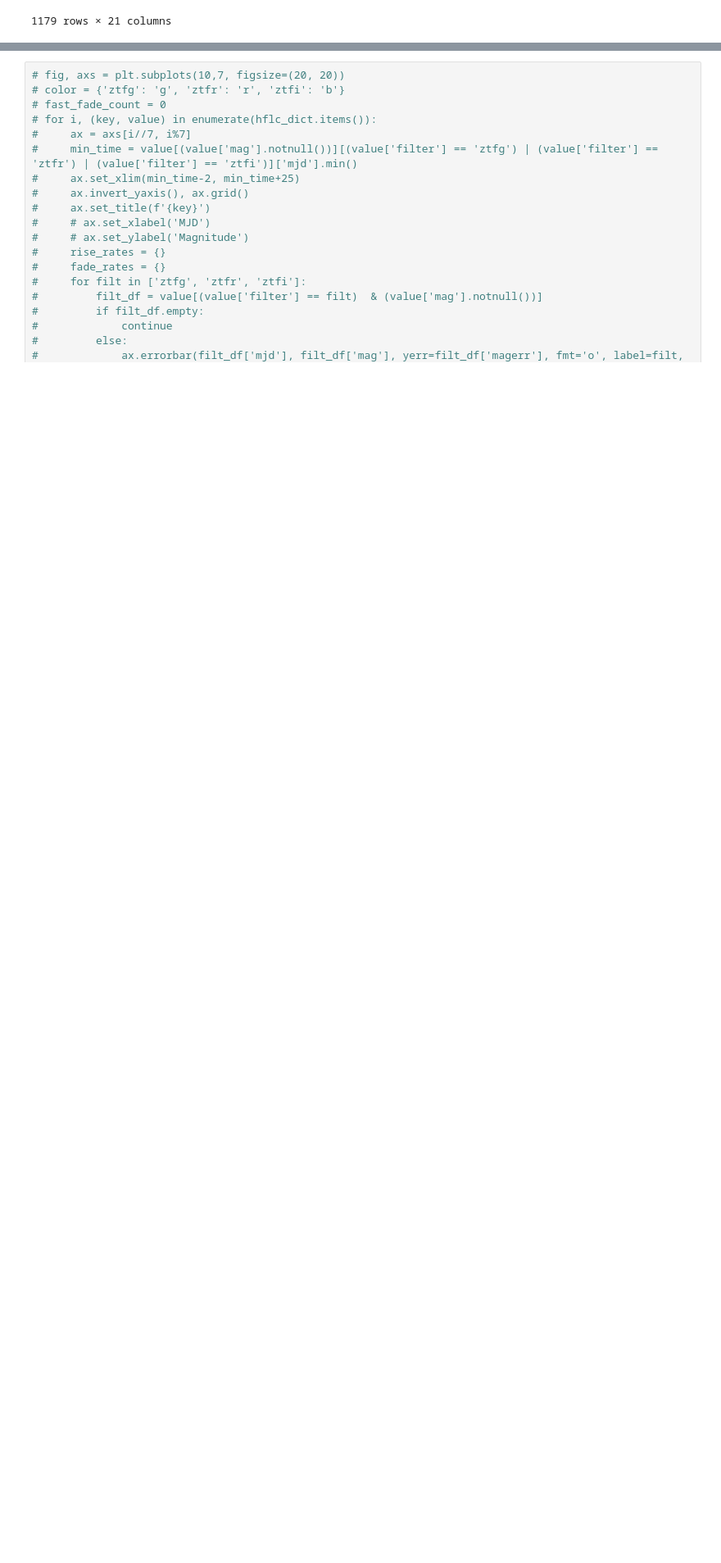
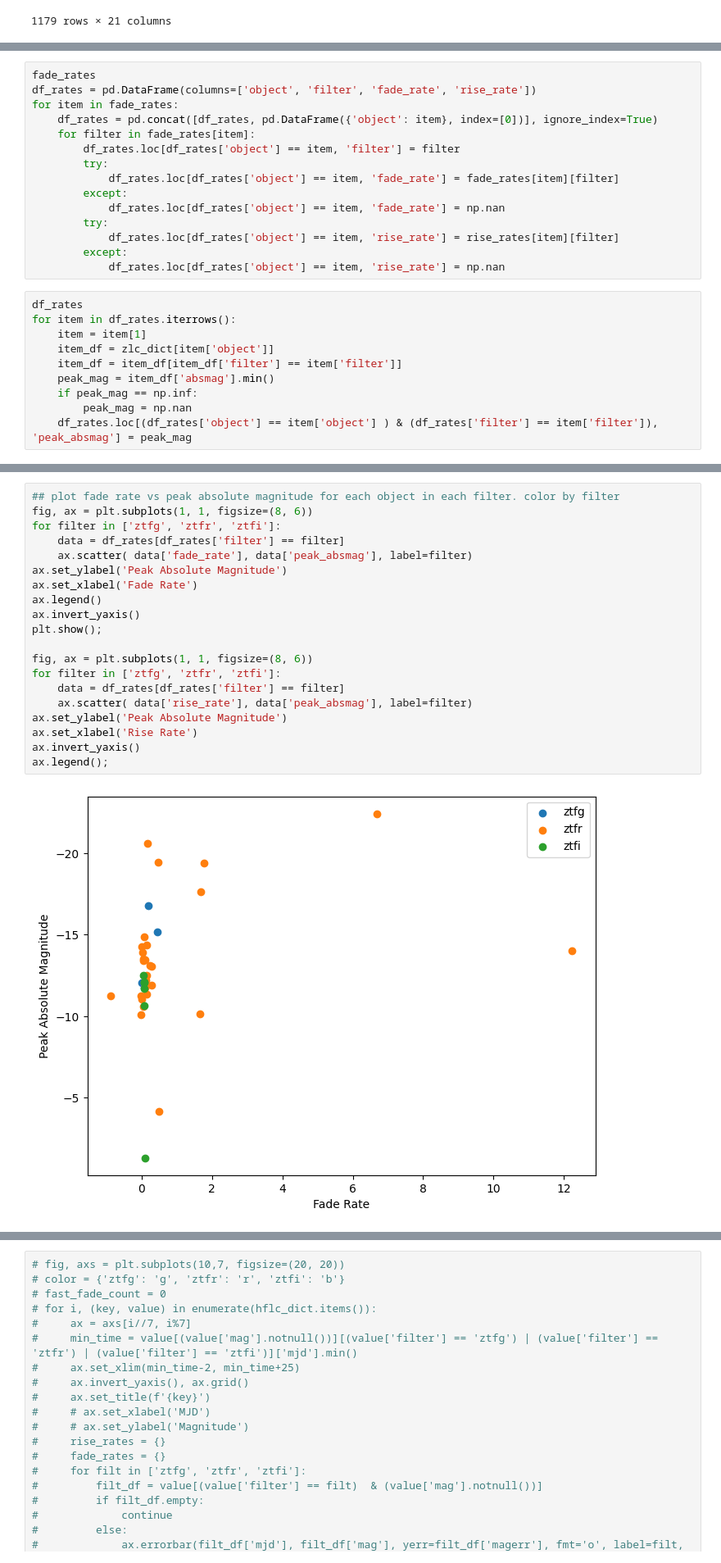
Before and after one commit to tylerbarna/kn-imposters, a Jupyter notebook: hq_candidates.ipynb, the cells around one changed output, grey strips where cells are left out. Shown at 82% size. Drawn from its saved outputs; the diff is of its cells as text; blank space fills up the shorter version.

```diff
--- a/hq_candidates.ipynb
+++ b/hq_candidates.ipynb
@@ -183,0 +215,25 @@ display(zlc_dict['ZTF18aakuewf'][zlc_dict['ZTF18aakuewf']['absmag'].notnull()])
+# %%
+fade_rates
+df_rates = pd.DataFrame(columns=['object', 'filter', 'fade_rate', 'rise_rate'])
+for item in fade_rates:
+    df_rates = pd.concat([df_rates, pd.DataFrame({'object': item}, index=[0])], ignore_index=True)
+    for filter in fade_rates[item]:
+        df_rates.loc[df_rates['object'] == item, 'filter'] = filter
+        try:
+            df_rates.loc[df_rates['object'] == item, 'fade_rate'] = fade_rates[item][filter]
+        except:
+            df_rates.loc[df_rates['object'] == item, 'fade_rate'] = np.nan
+        try:
+            df_rates.loc[df_rates['object'] == item, 'rise_rate'] = rise_rates[item][filter]
+        except:
+            df_rates.loc[df_rates['object'] == item, 'rise_rate'] = np.nan
+# %%
+df_rates
+for item in df_rates.iterrows():
+    item = item[1]
+    item_df = zlc_dict[item['object']]
+    item_df = item_df[item_df['filter'] == item['filter']]
+    peak_mag = item_df['absmag'].min()
+    if peak_mag == np.inf:
+        peak_mag = np.nan
+    df_rates.loc[(df_rates['object'] == item['object'] ) & (df_rates['filter'] == item['filter']), 'peak_absmag'] = peak_mag
@@ -183,0 +266,22 @@ display(zlc_dict['ZTF18aakuewf'][zlc_dict['ZTF18aakuewf']['absmag'].notnull()])
+# %%
+## plot fade rate vs peak absolute magnitude for each object in each filter. color by filter
+fig, ax = plt.subplots(1, 1, figsize=(8, 6))
+for filter in ['ztfg', 'ztfr', 'ztfi']:
+    data = df_rates[df_rates['filter'] == filter]
+    ax.scatter( data['fade_rate'], data['peak_absmag'], label=filter)
+ax.set_ylabel('Peak Absolute Magnitude')
+ax.set_xlabel('Fade Rate')
+ax.legend()
+ax.invert_yaxis()
+plt.show();
+
+fig, ax = plt.subplots(1, 1, figsize=(8, 6))
+for filter in ['ztfg', 'ztfr', 'ztfi']:
+    data = df_rates[df_rates['filter'] == filter]
+    ax.scatter( data['rise_rate'], data['peak_absmag'], label=filter)
+ax.set_ylabel('Peak Absolute Magnitude')
+ax.set_xlabel('Rise Rate')
+ax.invert_yaxis()
+ax.legend();
+# %% [output]
+[figure, added]
```
Also changed, not shown: parts of 11 cells of this notebook.
